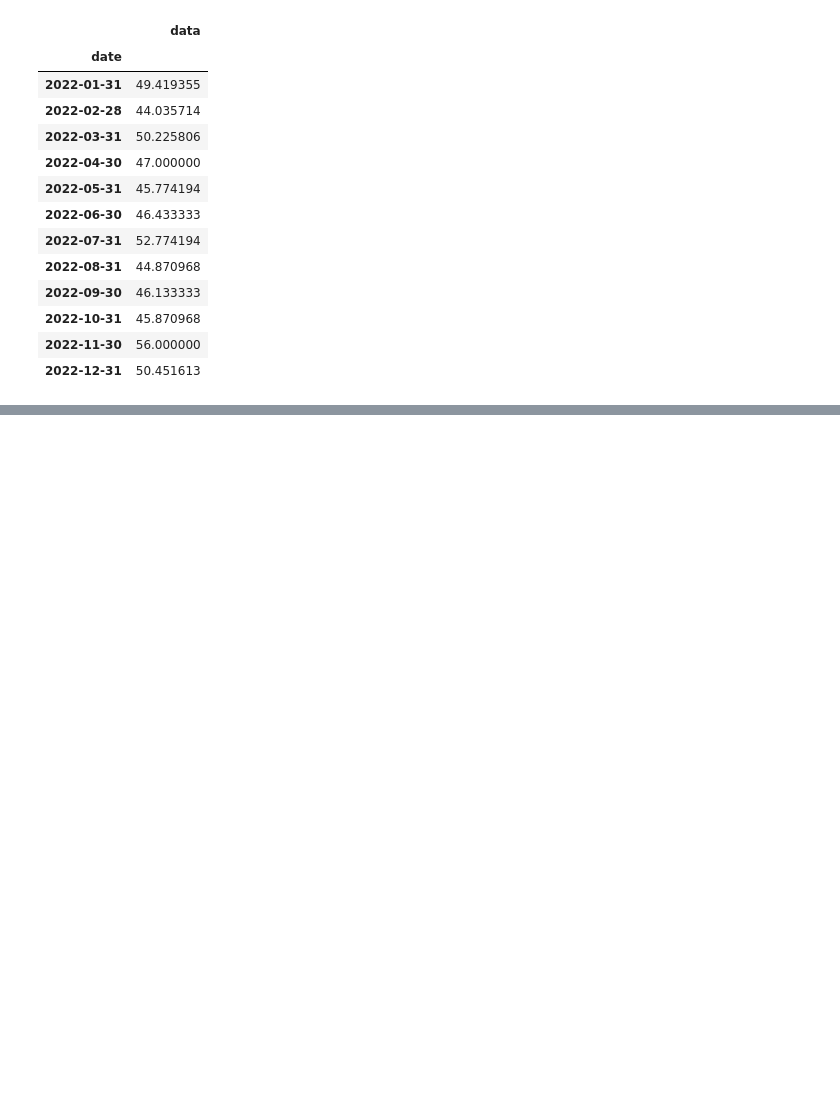
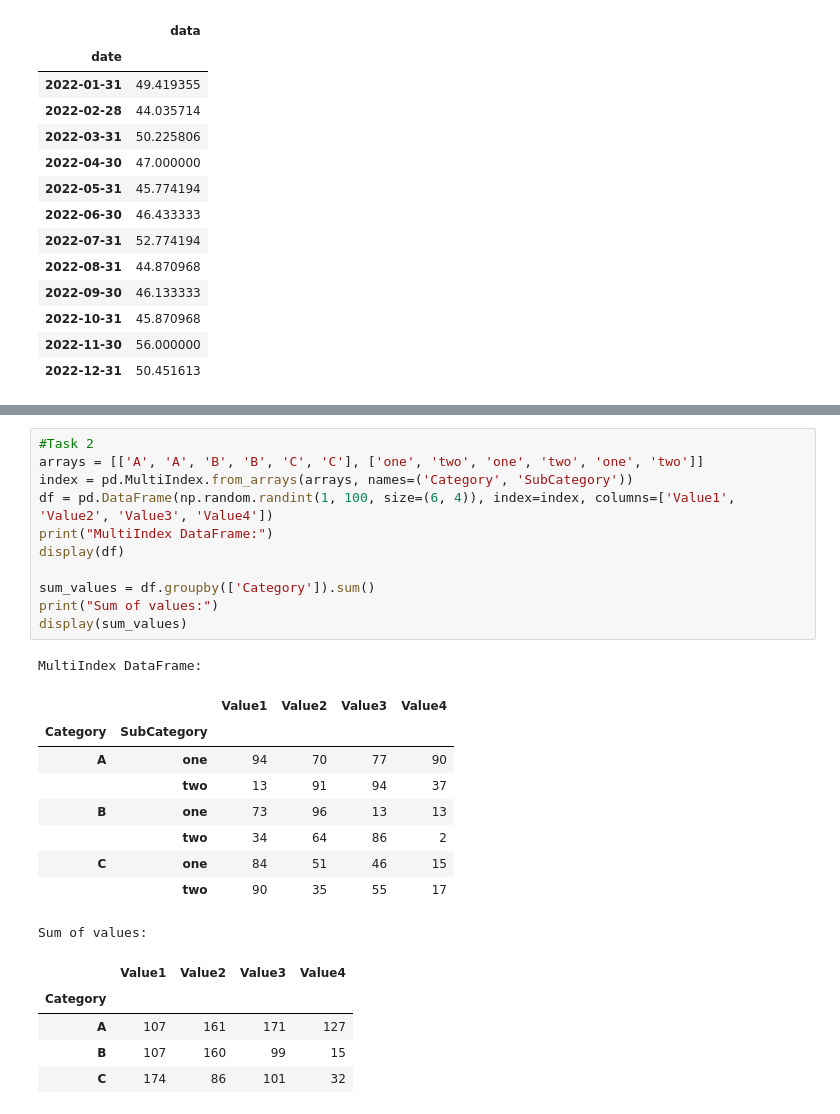
Before and after one commit to developersview/complete-python-DS-ML-bootcamp, a Jupyter notebook: Ch13 - DataAnalysisWithPython/numpypandasassignments/pandasasssignments.ipynb, the cells around one changed output, grey strips where cells are left out. Drawn from its saved outputs; the diff is of its cells as text; blank space fills up the shorter version.

Commit message:
Ch13 - data analysis with python

```diff
--- a/Ch13 - DataAnalysisWithPython/numpypandasassignments/pandasasssignments.ipynb
+++ b/Ch13 - DataAnalysisWithPython/numpypandasassignments/pandasasssignments.ipynb
@@ -451,0 +492,27 @@ Monthly mean DataFrame:
+# %%
+#Task 2
+arrays = [['A', 'A', 'B', 'B', 'C', 'C'], ['one', 'two', 'one', 'two', 'one', 'two']]
+index = pd.MultiIndex.from_arrays(arrays, names=('Category', 'SubCategory'))
+df = pd.DataFrame(np.random.randint(1, 100, size=(6, 4)), index=index, columns=['Value1', 'Value2', 'Value3', 'Value4'])
+print("MultiIndex DataFrame:")
+display(df)
+
+sum_values = df.groupby(['Category']).sum()
+print("Sum of values:")
+display(sum_values)
+# %% [output]
+MultiIndex DataFrame:
+|  |  | Value1 | Value2 | Value3 | Value4 |
+| Category | SubCategory |  |  |  |  |
+| A | one | 94 | 70 | 77 | 90 |
+|  | two | 13 | 91 | 94 | 37 |
+| B | one | 73 | 96 | 13 | 13 |
+|  | two | 34 | 64 | 86 | 2 |
+| C | one | 84 | 51 | 46 | 15 |
+|  | two | 90 | 35 | 55 | 17 |
+Sum of values:
+|  | Value1 | Value2 | Value3 | Value4 |
+| Category |  |  |  |  |
+| A | 107 | 161 | 171 | 127 |
+| B | 107 | 160 | 99 | 15 |
+| C | 174 | 86 | 101 | 32 |
```
Also changed, not shown: parts of 2 cells of this notebook.
